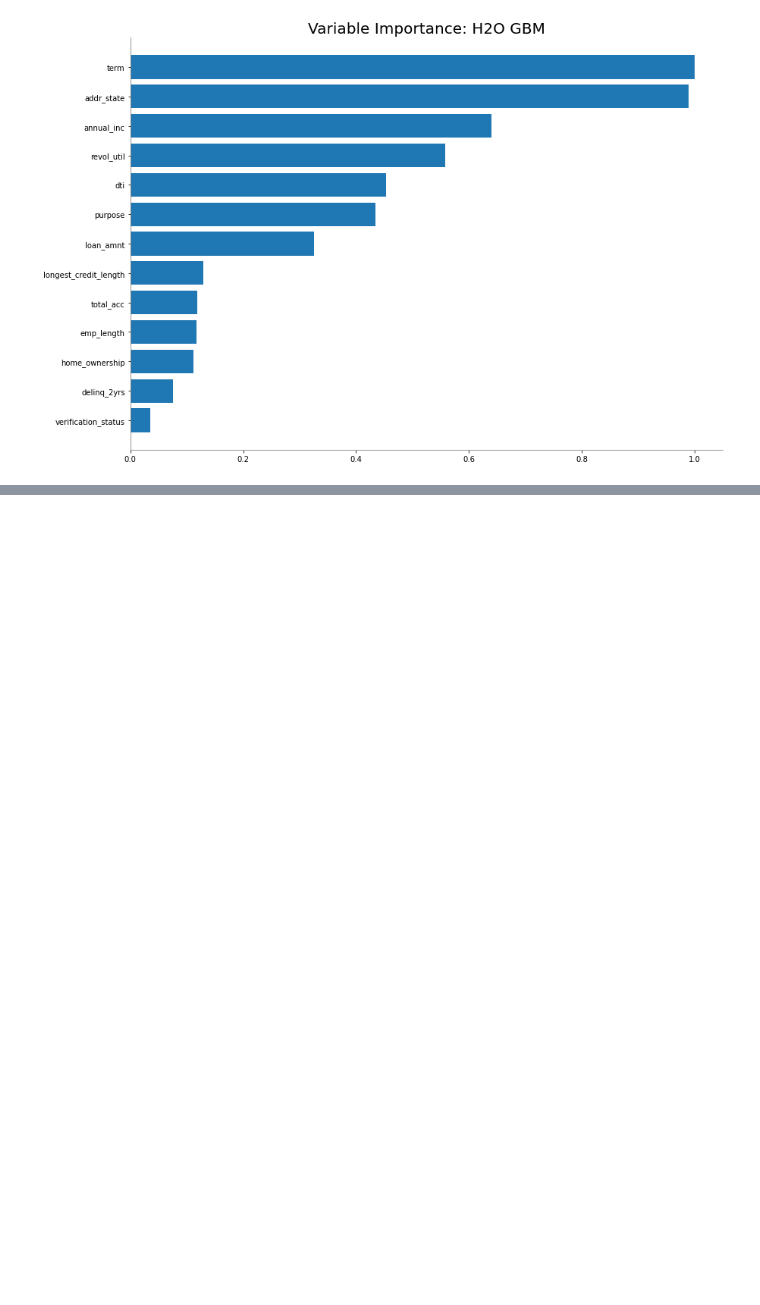
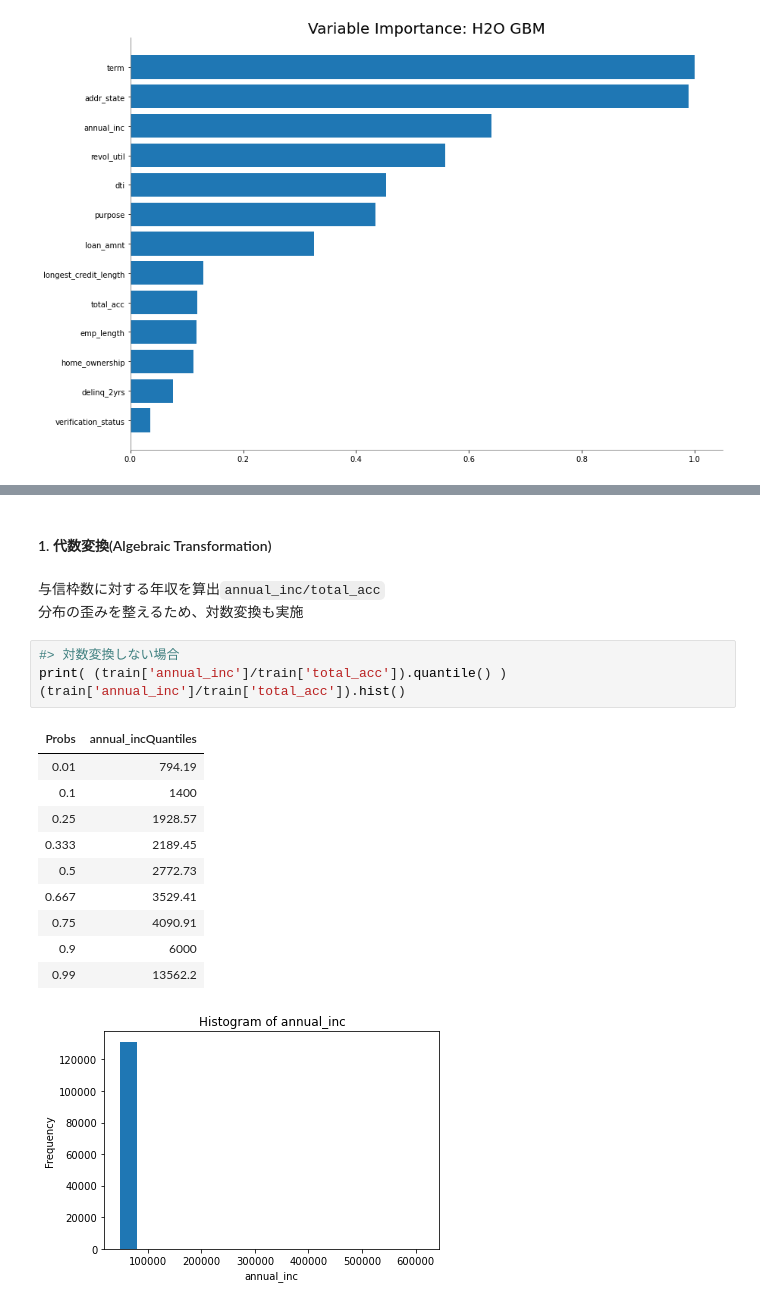
Before and after one commit to yukismd/H2O_3_Tutorial, a Jupyter notebook: python_api/Feature_Engineering_Deep_Dive.ipynb, the cells around one changed output, grey strips where cells are left out. Drawn from its saved outputs; the diff is of its cells as text; blank space fills up the shorter version.

```diff
--- a/python_api/Feature_Engineering_Deep_Dive.ipynb
+++ b/python_api/Feature_Engineering_Deep_Dive.ipynb
@@ -402 +416,22 @@ loans['addr_state'].table().dim[0]
     - Longest Credit Length(?)
+# %% [markdown]
+#### 1. 代数変換(Algebraic Transformation)
+# %% [markdown]
+与信枠数に対する年収を算出`annual_inc/total_acc`
+分布の歪みを整えるため、対数変換も実施
+# %%
+#> 対数変換しない場合
+print( (train['annual_inc']/train['total_acc']).quantile() )
+(train['annual_inc']/train['total_acc']).hist()
+# %% [output]
+| Probs | annual_incQuantiles |
+| 0.01 | 794.19 |
+| 0.1 | 1400 |
+| 0.25 | 1928.57 |
+| 0.333 | 2189.45 |
+| 0.5 | 2772.73 |
+| 0.667 | 3529.41 |
+| 0.75 | 4090.91 |
+| 0.9 | 6000 |
+| 0.99 | 13562.2 |
+[figure, added]
```
Also changed, not shown: parts of 24 cells of this notebook.
